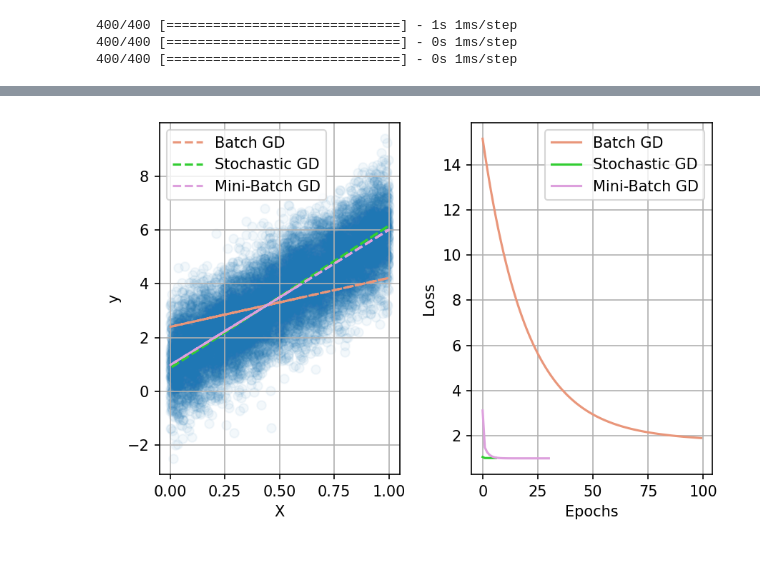
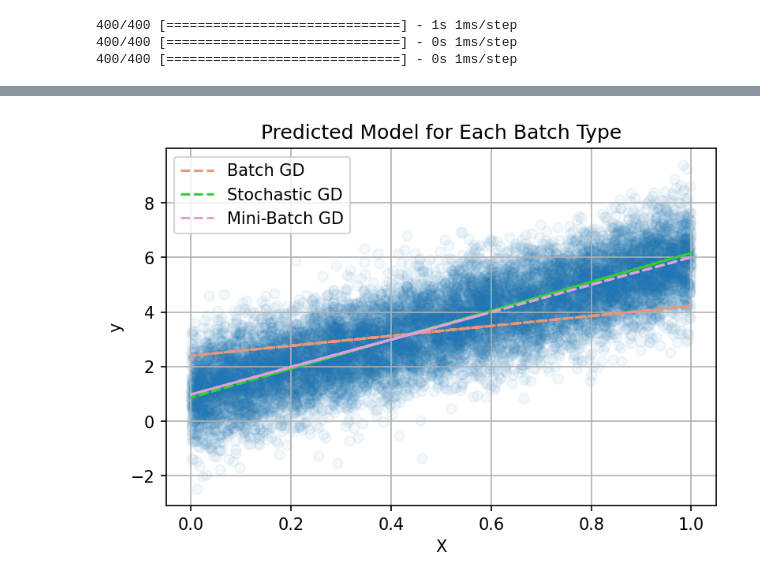
Before and after one commit to tqrahman/deep_learning, a Jupyter notebook: Types_of_Gradient_Descent.ipynb, the cells around one changed output, grey strips where cells are left out. Drawn from its saved outputs; the diff is of its cells as text; code cells hidden in the pictures; blank space fills up the shorter version.

```diff
--- a/Types_of_Gradient_Descent.ipynb
+++ b/Types_of_Gradient_Descent.ipynb
@@ -114,7 +132,19 @@ reduce_lr_cb = tf.keras.callbacks.ReduceLROnPlateau(
 # %%
 # Function that builds a general model
 
-def build_model():
+def build_model(train_set, validation_set):
+  '''
+  Builds and trains a Simple Linear Regression using a Tensorflow Sequential Model
+
+  Parameters:
+  -----------
+  None
+
+  Returns:
+  --------
+  model: the built model
+  history: object contains the training details
+  '''
 
   tf.keras.backend.clear_session()
 
@@ -129,10 +159,10 @@ def build_model():
   )
 
   history = model.fit(
-      train_dataset,
+      train_set,
       epochs=EPOCHS,
       verbose=1,
-      validation_data=valid_dataset,
+      validation_data=validation_set,
       callbacks=[es_cb, reduce_lr_cb]
   )
 
@@ -145,7 +175,7 @@ train_dataset = prepare_dataset(X_train, y_train, batch_size)
 valid_dataset = prepare_dataset(X_valid, y_valid, batch_size)
 # %%
 start_time = time.time()
-bgd_model, bgd_history = build_model()
+bgd_model, bgd_history = build_model(train_dataset, valid_dataset)
 bgd_elapsed_time = time.time() - start_time
 # %% [output]
 Epoch 1/100
@@ -173,7 +203,7 @@ train_dataset = prepare_dataset(X_train, y_train, batch_size)
 valid_dataset = prepare_dataset(X_valid, y_valid, batch_size)
 # %%
 start_time = time.time()
-sgd_model, sgd_history = build_model()
+sgd_model, sgd_history = build_model(train_dataset, valid_dataset)
 sgd_elapsed_time = time.time() - start_time
 # %% [output]
 Epoch 1/100
@@ -198,7 +228,7 @@ train_dataset = prepare_dataset(X_train, y_train, batch_size)
 valid_dataset = prepare_dataset(X_valid, y_valid, batch_size)
 # %%
 start_time = time.time()
-mbgd_model, mbgd_history = build_model()
+mbgd_model, mbgd_history = build_model(train_dataset, valid_dataset)
 mbgd_elapsed_time = time.time() - start_time
 # %% [output]
 Epoch 1/100
@@ -231,25 +299,16 @@ mbgd_preds = mbgd_model.predict(X_valid)
 # %%
-# Plotting the data
+# Plotting Elapsed Time
 
-fig, (ax1, ax2) = plt.subplots(1, 2)
+fig, ax1 = plt.subplots(1,1)
 
 ax1.scatter(X_valid, y_valid, alpha=0.05)
 ax1.plot(X_valid, bgd_preds, color='darksalmon', label='Batch GD', linestyle='--')
 ax1.plot(X_valid, sgd_preds, color='limegreen', label='Stochastic GD', linestyle='--')
 ax1.plot(X_valid, mbgd_preds, color='plum', label='Mini-Batch GD', linestyle='--')
+ax1.set_title('Predicted Model for Each Batch Type')
 ax1.set_xlabel('X')
 ax1.set_ylabel('y')
 ax1.legend()
 ax1.grid()
-
-ax2.plot(bgd_history.history['loss'], color='darksalmon', label='Batch GD')
-ax2.plot(sgd_history.history['loss'], color='limegreen', label='Stochastic GD')
-ax2.plot(mbgd_history.history['loss'], color='plum', label='Mini-Batch GD')
-ax2.set_xlabel('Epochs')
-ax2.set_ylabel('Loss')
-ax2.legend()
-ax2.grid()
-
-plt.tight_layout()
 # %% [output]
-[figure, old version]
+[figure, new version]
```
Also changed, not shown: parts of 21 cells of this notebook.
